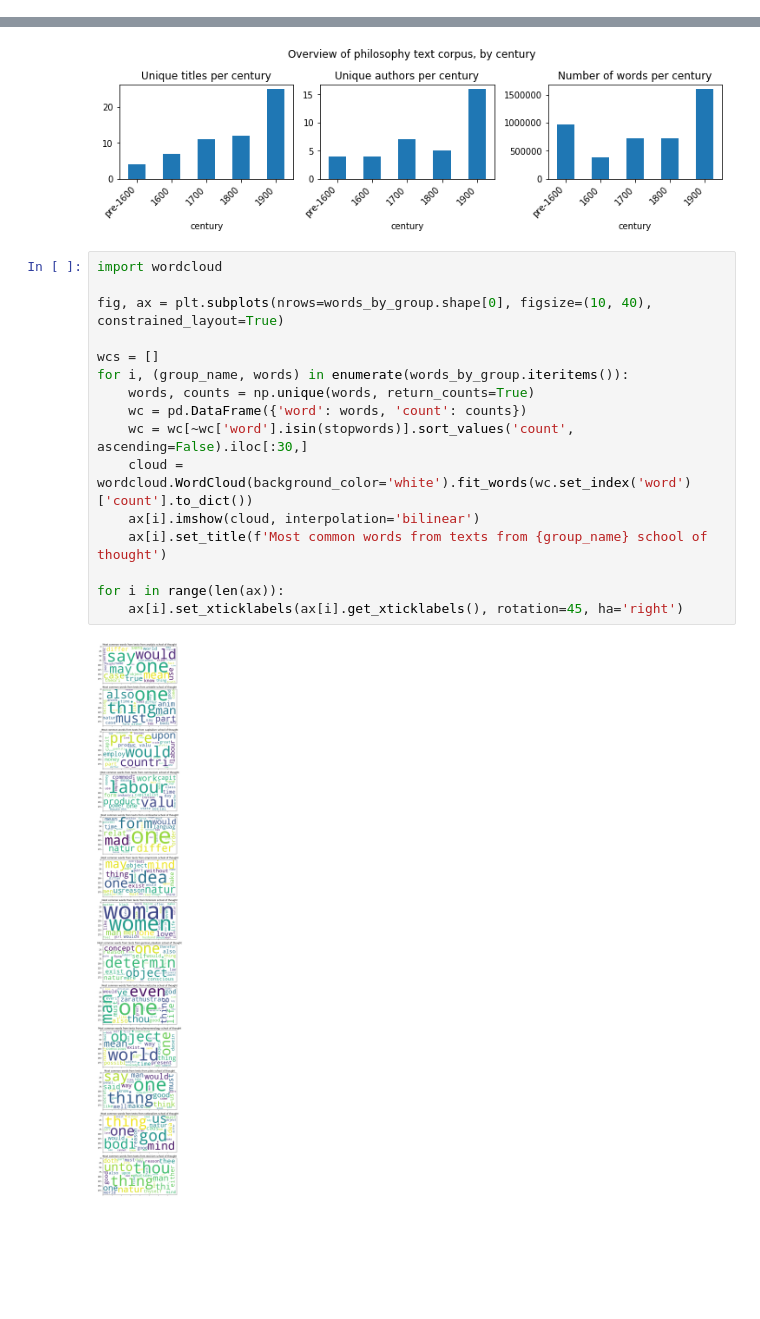
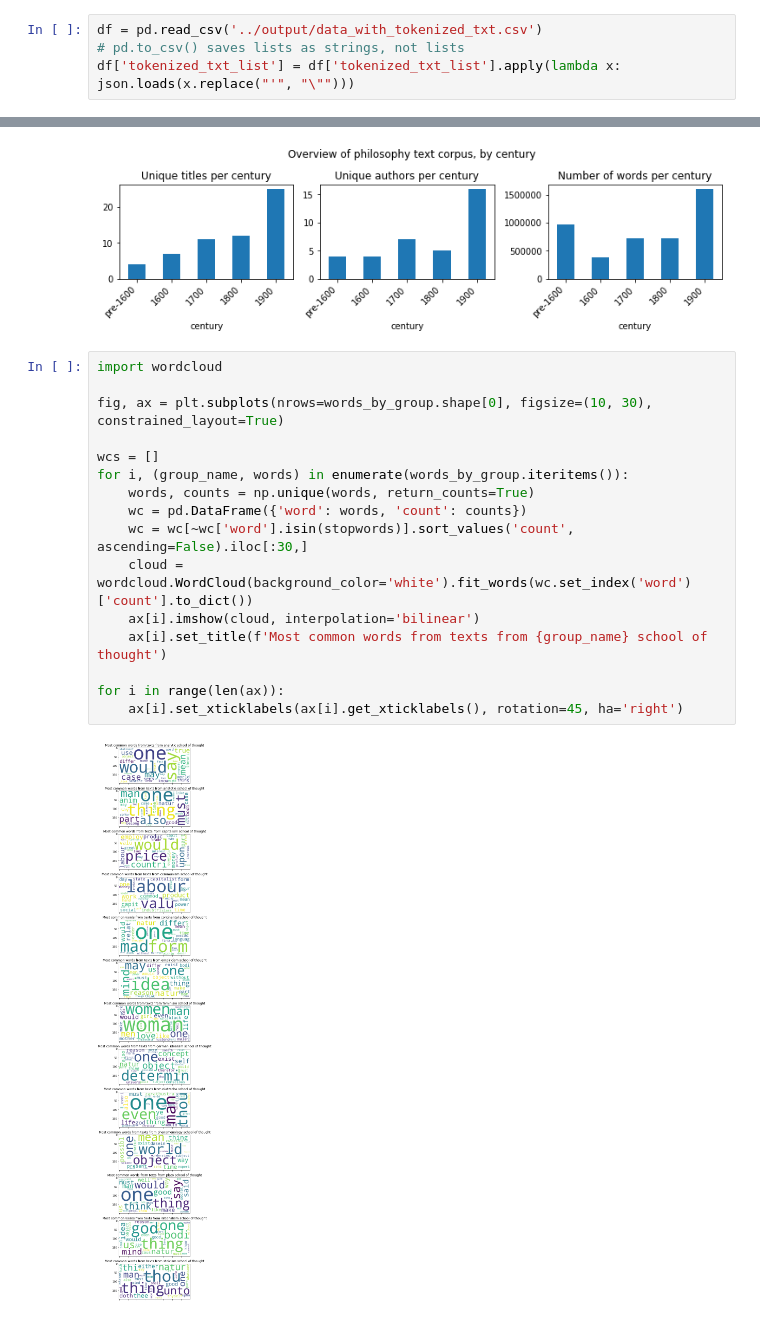
Before and after one commit to matthewpark319/ADSProject1, a Jupyter notebook: doc/Untitled.ipynb, the cells around one changed output, grey strips where cells are left out. Drawn from its saved outputs; the diff is of its cells as text; blank space fills up the shorter version.

```diff
--- a/doc/Untitled.ipynb
+++ b/doc/Untitled.ipynb
@@ -17,6 +17,10 @@ df['tokenized_txt_list'] = df['tokenized_txt'].apply(
 df['century'] = (df['original_publication_date'] // 100) * 100
 df.loc[df['century'] < 1600, 'century'] = -1000000
 df.to_csv('../output/data_with_tokenized_txt.csv', index=False)
+# %%
+df = pd.read_csv('../output/data_with_tokenized_txt.csv')
+# pd.to_csv() saves lists as strings, not lists
+df['tokenized_txt_list'] = df['tokenized_txt_list'].apply(lambda x: json.loads(x.replace("'", "\"")))
 # %%
 fig, ax = plt.subplots(nrows=1, ncols=3, constrained_layout=True, figsize=(12, 3))
 group = 'school'
@@ -50,18 +54,18 @@ for i in range(len(ax)):
 # %%
 import wordcloud
 
-fig, ax = plt.subplots(nrows=words_by_group.shape[0], figsize=(10, 40), constrained_layout=True)
+fig, ax = plt.subplots(nrows=words_by_group.shape[0], figsize=(10, 30), constrained_layout=True)
 
 wcs = []
 for i, (group_name, words) in enumerate(words_by_group.iteritems()):
     words, counts = np.unique(words, return_counts=True)
     wc = pd.DataFrame({'word': words, 'count': counts})
     wc = wc[~wc['word'].isin(stopwords)].sort_values('count', ascending=False).iloc[:30,]
     cloud = wordcloud.WordCloud(background_color='white').fit_words(wc.set_index('word')['count'].to_dict())
     ax[i].imshow(cloud, interpolation='bilinear')
     ax[i].set_title(f'Most common words from texts from {group_name} school of thought')
 
 for i in range(len(ax)):
     ax[i].set_xticklabels(ax[i].get_xticklabels(), rotation=45, ha='right')
 # %% [output]
-[figure, old version]
+[figure, new version]
```
Also changed, not shown: parts of 8 cells of this notebook.
